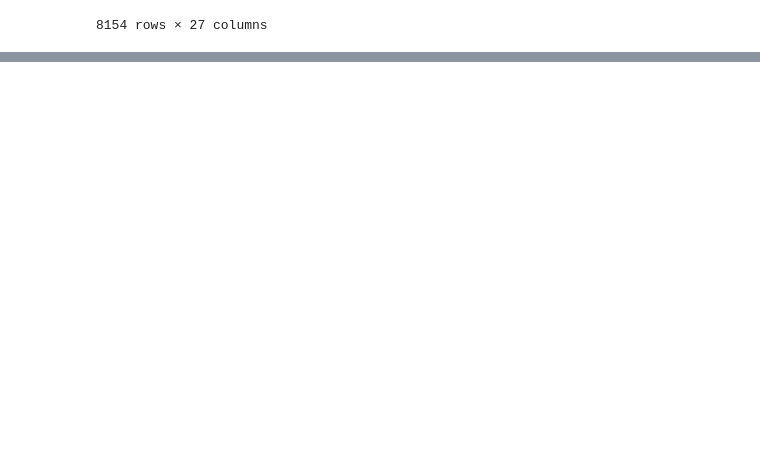
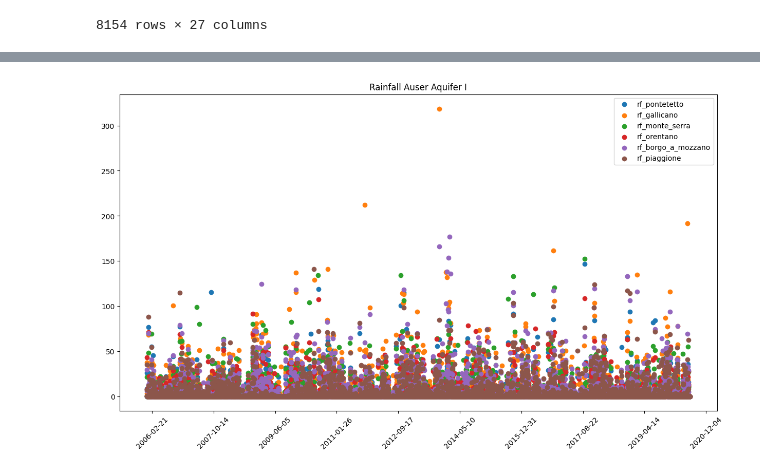
Before and after one commit to jilemp/time-series-project-tutorial, a Jupyter notebook: src/explore.ipynb, the cells around one changed output, grey strips where cells are left out. Drawn from its saved outputs; the diff is of its cells as text; code cells hidden in the pictures; blank space fills up the shorter version.

```diff
--- a/src/explore.ipynb
+++ b/src/explore.ipynb
@@ -29,0 +88,6 @@ df_auser
+# %%
+#borrar filas antiguas
+df_auser = df_auser[df_auser['Rainfall_Pontetetto'].notna()].reset_index(drop=True)
+
+#ver registros con lluvia piaggione de valores nulos
+df_auser[df_auser['Rainfall_Piaggione'].isna()]
@@ -29,0 +108,6 @@ df_auser
+# %%
+#reemplazar valores nulos en rainfall piaggione por la mediana del dia del año que corresponde
+df_auser['Rainfall_Piaggione'] = df_auser['Rainfall_Piaggione'].fillna(df_auser.groupby(df_auser['Date'].dt.dayofyear)['Rainfall_Piaggione'].transform('median'))
+
+#verificar que no hay nulos
+df_auser[df_auser['Rainfall_Piaggione'].isna()]
@@ -29,0 +117,5 @@ df_auser
+# %%
+#check for missing values
+target_variables = ['Depth_to_Groundwater_LT2', 'Depth_to_Groundwater_SAL', 'Depth_to_Groundwater_CoS']
+
+df_auser[target_variables].describe()
@@ -29,0 +132,6 @@ df_auser
+# %%
+#reemplazar valores 0 por nulos
+df_auser_copy = df_auser[target_variables].replace(np.nan, 0)
+
+#reemplazar valores 0 por nulos en df original
+df_auser[target_variables] = df_auser[target_variables].replace(0, np.nan)
@@ -29,0 +263,21 @@ df_auser
+# %%
+#explorar el df de auser: lluvia 1
+plt.figure(figsize=(15, 8))
+
+plt.scatter(df_auser['Date'], df_auser['Rainfall_Pontetetto'], label='rf_pontetetto')
+plt.scatter(df_auser['Date'], df_auser['Rainfall_Gallicano'], label='rf_gallicano')
+plt.scatter(df_auser['Date'], df_auser['Rainfall_Monte_Serra'], label='rf_monte_serra')
+plt.scatter(df_auser['Date'], df_auser['Rainfall_Orentano'], label='rf_orentano')
+plt.scatter(df_auser['Date'], df_auser['Rainfall_Borgo_a_Mozzano'], label='rf_borgo_a_mozzano')
+plt.scatter(df_auser['Date'], df_auser['Rainfall_Piaggione'], label='rf_piaggione')
+
+plt.title('Rainfall Auser Aquifer I')
+plt.xticks(rotation=45)
+
+#reducir numero de xticks
+plt.gca().xaxis.set_major_locator(plt.MaxNLocator(10))
+plt.legend()
+
+plt.show()
+# %% [output]
+[figure, added]
```
Also changed, not shown: parts of 19 cells of this notebook, 1 other file.
